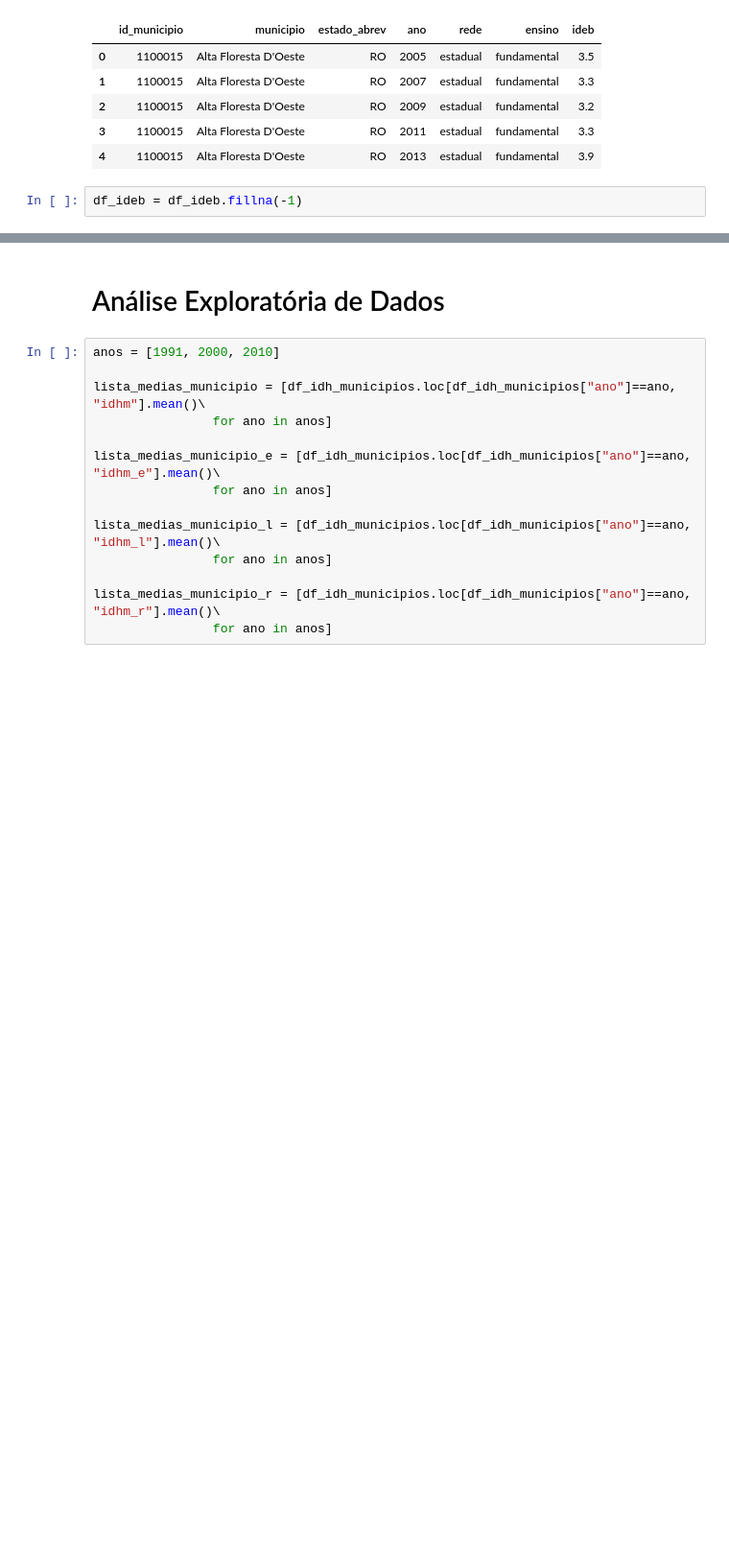
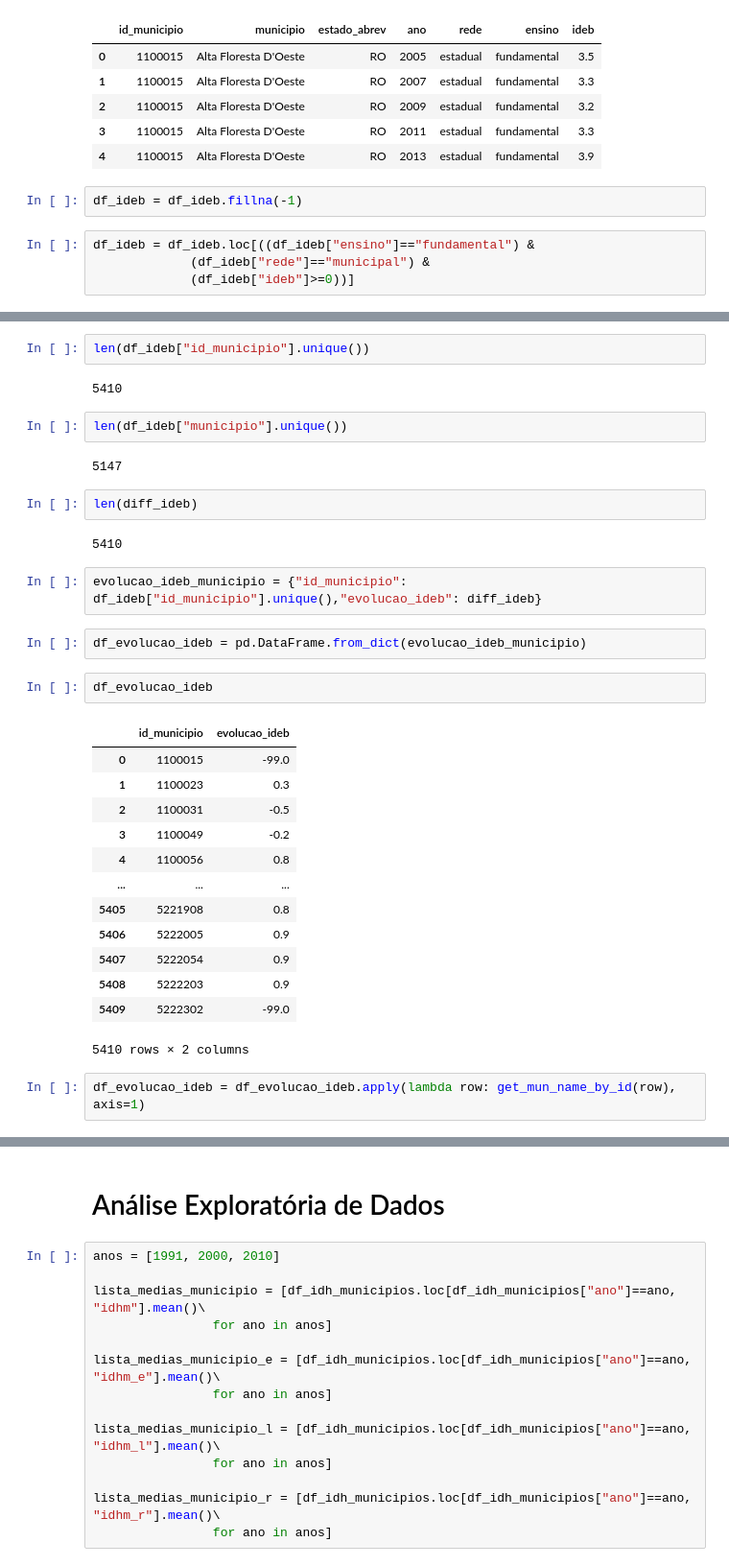
Before and after one commit to UFRJ-Analytica/odd2021, a Jupyter notebook: edit_teste_cliente_basedosdados.ipynb, the cells around one changed output, grey strips where cells are left out. Shown at 96% size. Saved outputs shown, nothing was run; the diff lists cells and outputs as text; blank space fills up the shorter version.

```diff
--- a/edit_teste_cliente_basedosdados.ipynb
+++ b/edit_teste_cliente_basedosdados.ipynb
@@ -222,3 +248,7 @@ df_ideb.head(5)
 | 4 | 1100015 | Alta Floresta D'Oeste | RO | 2013 | estadual | fundamental | 3.9 |
 # %%
 df_ideb = df_ideb.fillna(-1)
+# %%
+df_ideb = df_ideb.loc[((df_ideb["ensino"]=="fundamental") &
+             (df_ideb["rede"]=="municipal") &
+             (df_ideb["ideb"]>=0))]
@@ -224,0 +309,34 @@ df_ideb = df_ideb.fillna(-1)
+# %%
+len(df_ideb["id_municipio"].unique())
+# %% [output]
+5410
+# %%
+len(df_ideb["municipio"].unique())
+# %% [output]
+5147
+# %%
+len(diff_ideb)
+# %% [output]
+5410
+# %%
+evolucao_ideb_municipio = {"id_municipio": df_ideb["id_municipio"].unique(),"evolucao_ideb": diff_ideb}
+# %%
+df_evolucao_ideb = pd.DataFrame.from_dict(evolucao_ideb_municipio)
+# %%
+df_evolucao_ideb
+# %% [output]
+|  | id_municipio | evolucao_ideb |
+| 0 | 1100015 | -99.0 |
+| 1 | 1100023 | 0.3 |
+| 2 | 1100031 | -0.5 |
+| 3 | 1100049 | -0.2 |
+| 4 | 1100056 | 0.8 |
+| ... | ... | ... |
+| 5405 | 5221908 | 0.8 |
+| 5406 | 5222005 | 0.9 |
+| 5407 | 5222054 | 0.9 |
+| 5408 | 5222203 | 0.9 |
+| 5409 | 5222302 | -99.0 |
+5410 rows × 2 columns
+# %%
+df_evolucao_ideb = df_evolucao_ideb.apply(lambda row: get_mun_name_by_id(row), axis=1)
```
Also changed, not shown: parts of 7 cells of this notebook.
